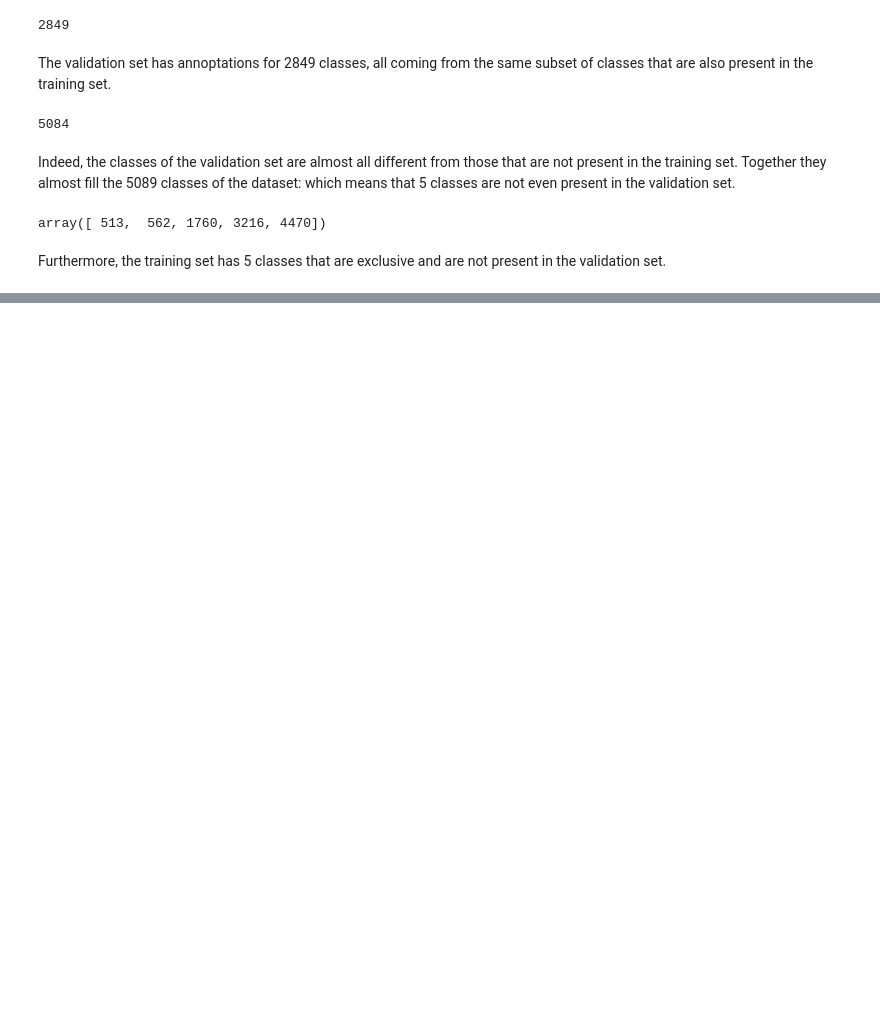
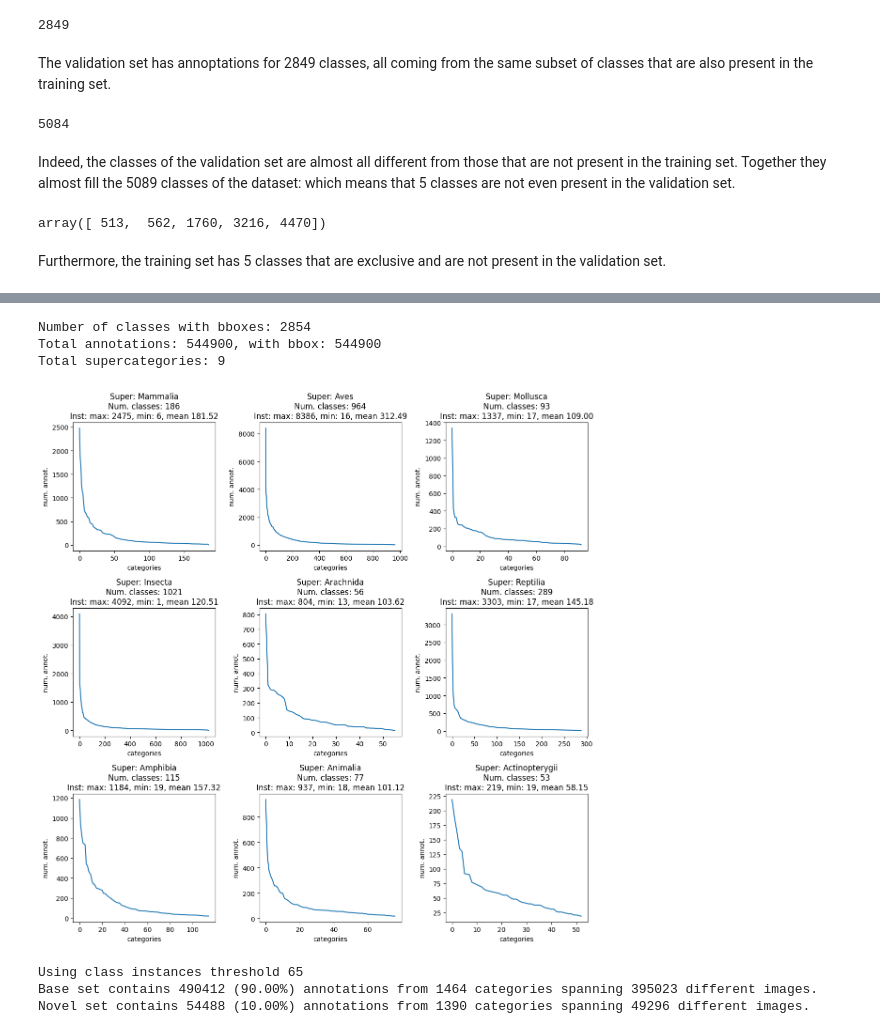
Before and after one commit to MarcelloCeresini/FSOD_CenterNet, a Jupyter notebook: src/notebooks/data_tests.ipynb, the cells around one changed output, grey strips where cells are left out. Drawn from its saved outputs; the diff is of its cells as text; code cells hidden in the pictures; blank space fills up the shorter version.

Commit message:
Supercategory analysis

```diff
--- a/src/notebooks/data_tests.ipynb
+++ b/src/notebooks/data_tests.ipynb
@@ -167,0 +172,25 @@ Furthermore, the training set has 5 classes that are exclusive and are not prese
+# %%
+from tqdm import tqdm
+
+annot_dict = {}
+for k, ann in tqdm(val_coco_annotation.anns.items()):
+    annot_dict[k] = {
+        'from': 'val',
+        'cat_id': ann['category_id'],
+        'cat_name': val_coco_annotation.loadCats([ann['category_id']])[0]['name'],
+        'supercat': val_coco_annotation.loadCats([ann['category_id']])[0]['supercategory'],
+        'image_filename': val_coco_annotation.loadImgs([ann['image_id']])[0]['file_name'],
+        'has_bbox': 'bbox' in ann
+    }
+
+for k, ann in tqdm(coco_annotation.anns.items()):
+    annot_dict[k] = {
+        'from': 'train',
+        'cat_id': ann['category_id'],
+        'cat_name': coco_annotation.loadCats([ann['category_id']])[0]['name'],
+        'supercat': coco_annotation.loadCats([ann['category_id']])[0]['supercategory'],
+        'image_filename': coco_annotation.loadImgs([ann['image_id']])[0]['file_name'],
+        'has_bbox': 'bbox' in ann
+    }
+# %%
+annot_pd = pd.DataFrame.from_dict(annot_dict).T
@@ -167,0 +213,27 @@ Furthermore, the training set has 5 classes that are exclusive and are not prese
+# %%
+print(f'Number of classes with bboxes: {len(annot_pd[annot_pd["has_bbox"] == True]["cat_id"].unique())}')
+print(f'Total annotations: {len(annot_pd)}, with bbox: {len(annot_pd[annot_pd["has_bbox"] == True])}')
+print(f"Total supercategories: {len(annot_pd['supercat'].unique())}")
+# %% [output]
+Number of classes with bboxes: 2854
+Total annotations: 544900, with bbox: 544900
+Total supercategories: 9
+# %%
+supercat_distr = {}
+for supercat in annot_pd['supercat'].unique():
+    supercat_pd = annot_pd[annot_pd['supercat'] == supercat]
+    supercat_distr[supercat] = dict(supercat_pd['cat_name'].value_counts())
+# %%
+fig, axs = plt.subplots(3, 3, figsize=(12,12))
+for i in range(3):
+    for j in range(3):
+        category = list(supercat_distr.keys())[i*3+j]
+        axs[i][j].plot(range(len(supercat_distr[category])), sorted(supercat_distr[category].values(), reverse=True))
+        axs[i][j].set_title(f"Super: {category}\nNum. classes: {len(supercat_distr[category])}\n"
+                            f"Inst: max: {max(supercat_distr[category].values())}, min: {min(supercat_distr[category].values())}, "
+                            f"mean {np.mean(list(supercat_distr[category].values())):.2f}")
+        axs[i][j].set_xlabel('categories')
+        axs[i][j].set_ylabel('num. annot.')
+fig.tight_layout()
+# %% [output]
+[figure, added]
@@ -167,0 +244,24 @@ Furthermore, the training set has 5 classes that are exclusive and are not prese
+# %%
+THRESHOLDS = 65
+novel_set = []
+base_set = []
+novel_set_images = 0
+base_set_images = 0
+for cat, items in annot_per_class.items():
+    if items > THRESHOLDS:
+        base_set.append((cat, items))
+    else:
+        novel_set.append((cat, items))
+for n in tqdm(novel_set):
+    novel_set_images += len(annot_pd[annot_pd['cat_id'] == n[0]]['image_filename'].unique())
+for b in tqdm(base_set):
+    base_set_images += len(annot_pd[annot_pd['cat_id'] == b[0]]['image_filename'].unique())
+base_set_itemcount = sum(v[1] for v in base_set)
+novel_set_itemcount = sum(v[1] for v in novel_set)
+print(f"Using class instances threshold {THRESHOLDS}\n"
+      f"Base set contains {base_set_itemcount} ({base_set_itemcount*100/(base_set_itemcount+novel_set_itemcount):.2f}%) annotations from {len(base_set)} categories spanning {base_set_images} different images.\n"
+      f"Novel set contains {novel_set_itemcount} ({novel_set_itemcount*100/(base_set_itemcount+novel_set_itemcount):.2f}%) annotations from {len(novel_set)} categories spanning {novel_set_images} different images.")
+# %% [output]
+Using class instances threshold 65
+Base set contains 490412 (90.00%) annotations from 1464 categories spanning 395023 different images.
+Novel set contains 54488 (10.00%) annotations from 1390 categories spanning 49296 different images.
```
Also changed, not shown: parts of 9 cells of this notebook.
